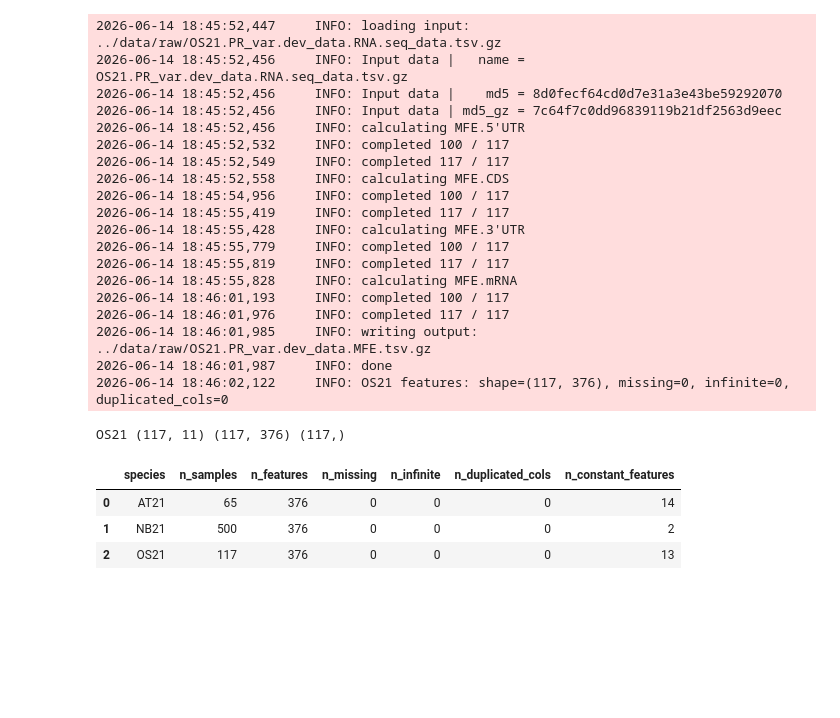
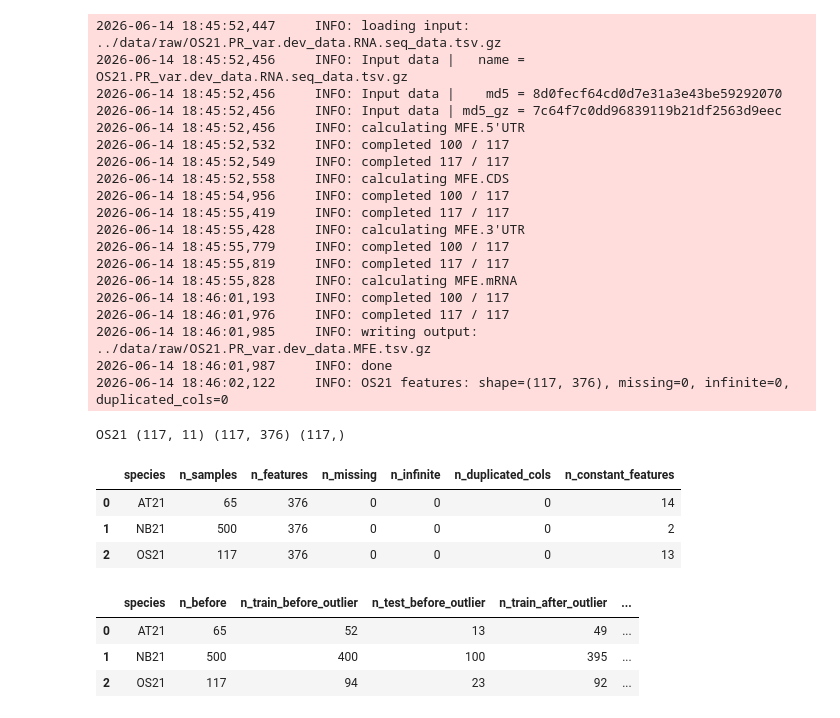
Before and after one commit to ih-11/regression, a Jupyter notebook: notebooks/benchmark.ipynb, the cells around one changed output. Drawn from its saved outputs; the diff is of its cells as text; code cells hidden in the pictures; blank space fills up the shorter version.

```diff
--- a/notebooks/benchmark.ipynb
+++ b/notebooks/benchmark.ipynb
@@ -1163,0 +1326,32 @@ def detect_outliers(
+# %%
+# ============================================
+# Prepare train/test data for all species
+# ============================================
+
+prepared_data = {}
+prep_summary_rows = []
+
+for species, data in species_feature_data.items():
+    prepared = prepare_train_test_data(
+        seq_df=data["seq_df"],
+        x_feat_df=data["x_feat_df"],
+        y_array=data["y_array"],
+        group_col_name=group_col_name,
+        test_data_ratio=test_data_ratio,
+        random_state=random_state,
+    )
+
+    prepared_data[species] = prepared
+
+    row = {"species": species}
+    row.update(prepared["info"])
+    prep_summary_rows.append(row)
+
+prep_summary_df = pd.DataFrame(prep_summary_rows)
+
+display(prep_summary_df)
+# %% [output]
+|  | species | n_before | n_train_before_outlier | n_test_before_outlier | n_train_after_outlier | ... |
+| 0 | AT21 | 65 | 52 | 13 | 49 | ... |
+| 1 | NB21 | 500 | 400 | 100 | 395 | ... |
+| 2 | OS21 | 117 | 94 | 23 | 92 | ... |
```
Also changed, not shown: parts of 7 cells of this notebook.
